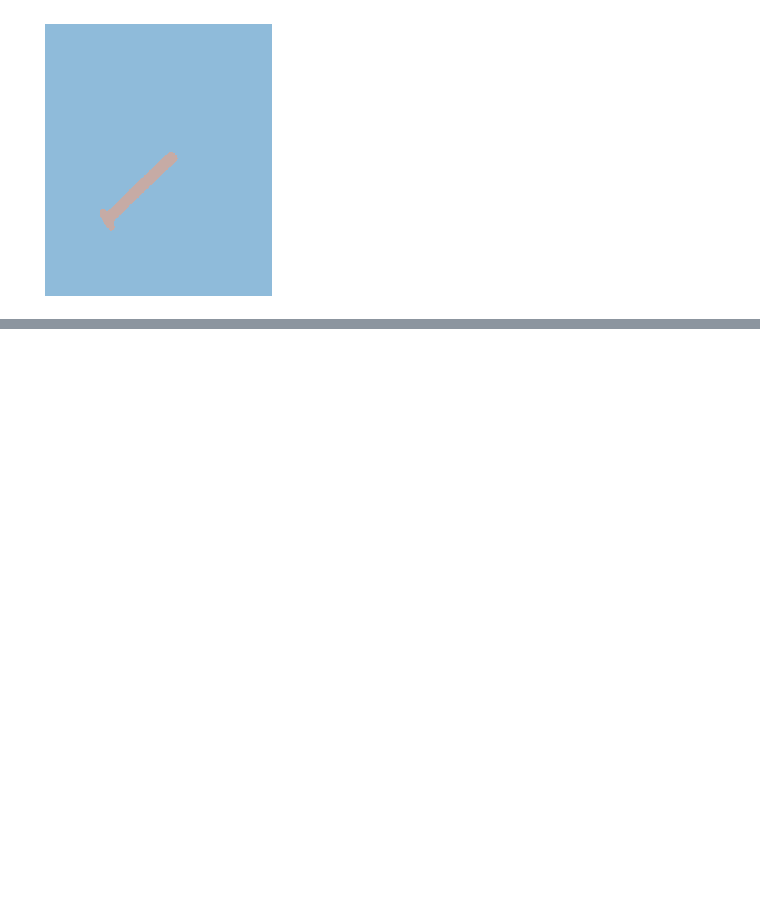
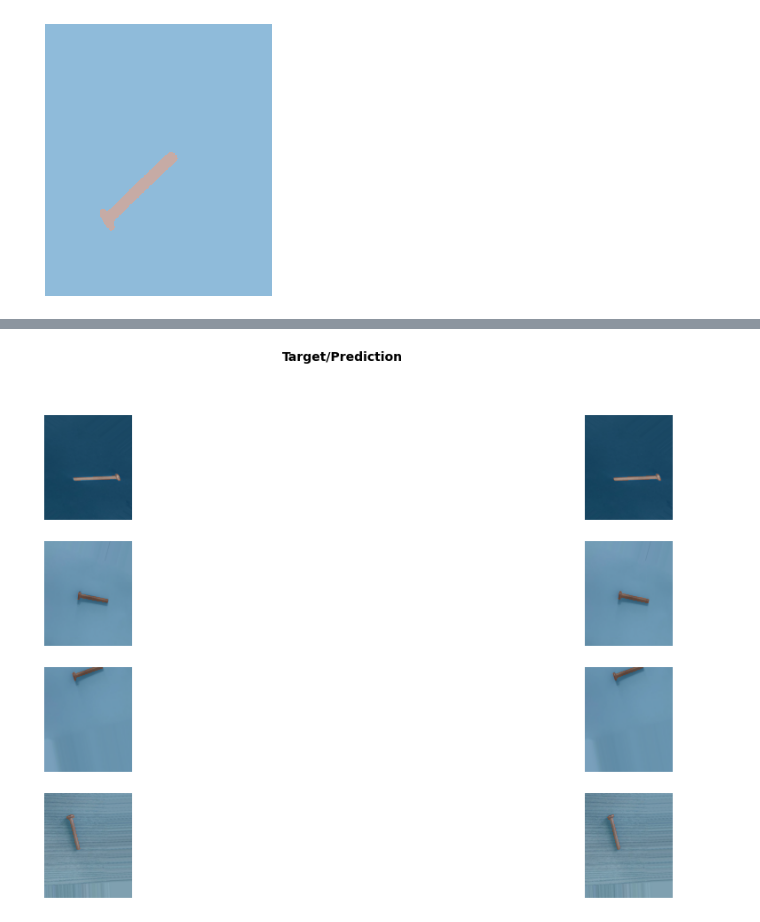
Before and after one commit to jhonjam/Computer_vision_practice_test, a Jupyter notebook: scripts_train_models_colab/train_model_segmentation.ipynb, the cells around one changed output, grey strips where cells are left out. Drawn from its saved outputs; the diff is of its cells as text; code cells hidden in the pictures; blank space fills up the shorter version.

```diff
--- a/scripts_train_models_colab/train_model_segmentation.ipynb
+++ b/scripts_train_models_colab/train_model_segmentation.ipynb
@@ -131,0 +127,4 @@ learn.show_results(max_n=4, figsize=(12,6))
+# %%
+#Apresenta alguns resultados
+learn.show_results(max_n=4, figsize=(20,10))
+# %% [output]
@@ -131,0 +132 @@ learn.show_results(max_n=4, figsize=(12,6))
+[figure, added]
```
Also changed, not shown: parts of 7 cells of this notebook.
